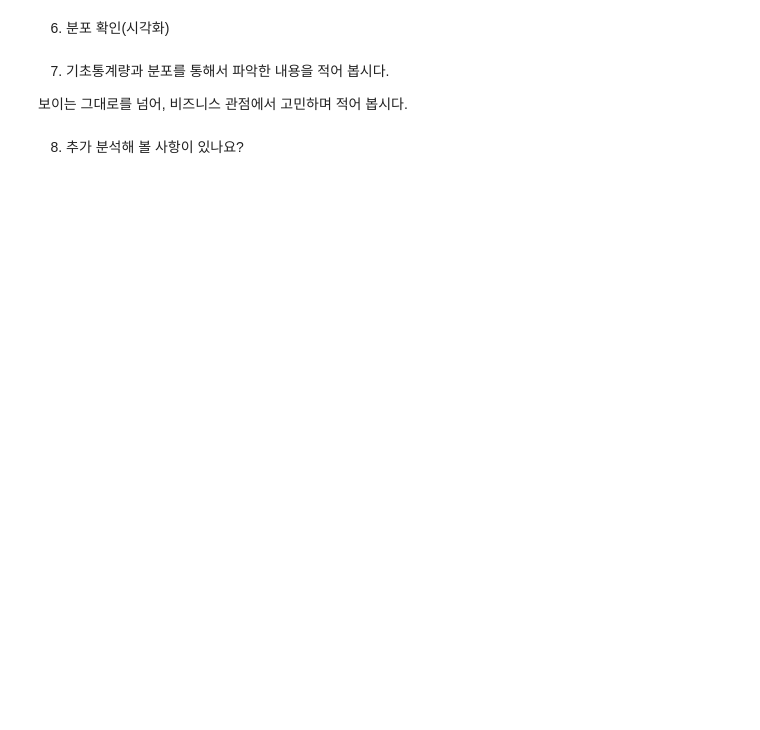
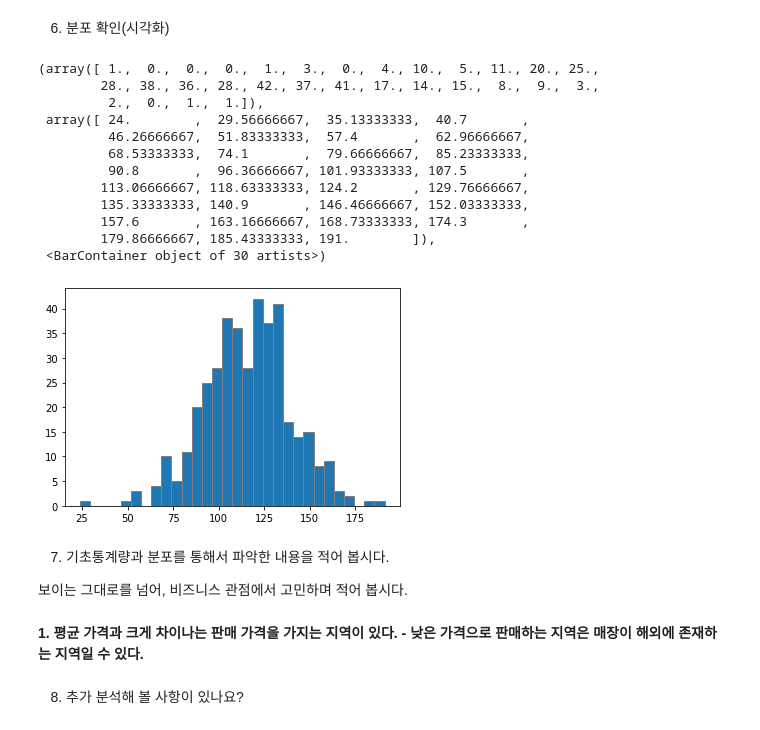
Before and after one commit to baekmani/CarSeat-Data-Analysis, a Jupyter notebook: 데이터 분석 - CarSeat 판매량 저하.ipynb, the cells around one changed output. Cells and saved outputs as stored; diff of their text form; code cells hidden in the pictures; blank space fills up the shorter version.

```diff
--- a/데이터 분석 - CarSeat 판매량 저하.ipynb
+++ b/데이터 분석 - CarSeat 판매량 저하.ipynb
@@ -311,4 +404,6 @@ var = 'Advertising'
 # %% [markdown]
 ### ⑥ Price
+# %%
+var = 'Price'
 # %% [markdown]
 1) 변수의 비즈니스 의미
@@ -323,8 +442,27 @@ var = 'Advertising'
 # %% [markdown]
 6) 분포 확인(시각화)
+# %%
+plt.hist(data[var], bins = 30, edgecolor='gray')
+# %% [output]
+(array([ 1.,  0.,  0.,  0.,  1.,  3.,  0.,  4., 10.,  5., 11., 20., 25.,
+        28., 38., 36., 28., 42., 37., 41., 17., 14., 15.,  8.,  9.,  3.,
+         2.,  0.,  1.,  1.]),
+ array([ 24.        ,  29.56666667,  35.13333333,  40.7       ,
+         46.26666667,  51.83333333,  57.4       ,  62.96666667,
+         68.53333333,  74.1       ,  79.66666667,  85.23333333,
+         90.8       ,  96.36666667, 101.93333333, 107.5       ,
+        113.06666667, 118.63333333, 124.2       , 129.76666667,
+        135.33333333, 140.9       , 146.46666667, 152.03333333,
+        157.6       , 163.16666667, 168.73333333, 174.3       ,
+        179.86666667, 185.43333333, 191.        ]),
+ <BarContainer object of 30 artists>)
+[figure, added]
 # %% [markdown]
 7) 기초통계량과 분포를 통해서 파악한 내용을 적어 봅시다.
 
 보이는 그대로를 넘어, 비즈니스 관점에서 고민하며 적어 봅시다.
+# %% [markdown]
+**1. 평균 가격과 크게 차이나는 판매 가격을 가지는 지역이 있다.**</br>
+  **- 낮은 가격으로 판매하는 지역은 매장이 해외에 존재하는 지역일 수 있다.**</br></br>
 # %% [markdown]
 8) 추가 분석해 볼 사항이 있나요?
```
Also changed, not shown: parts of 23 cells of this notebook.
